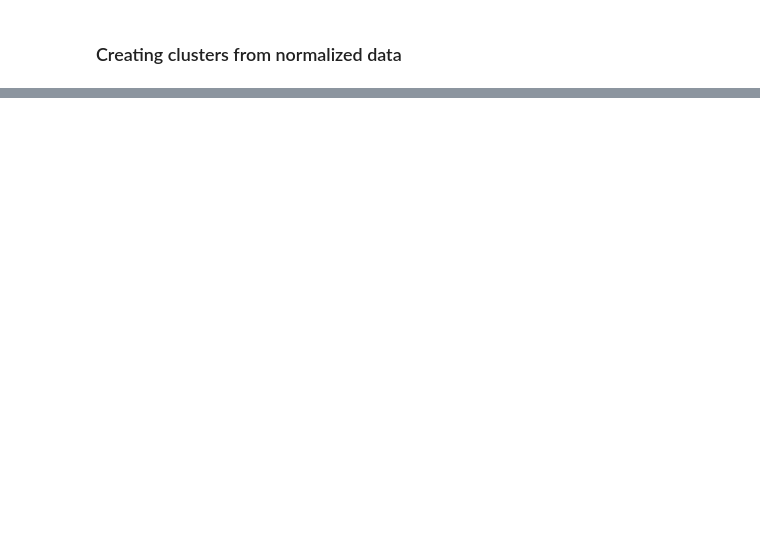
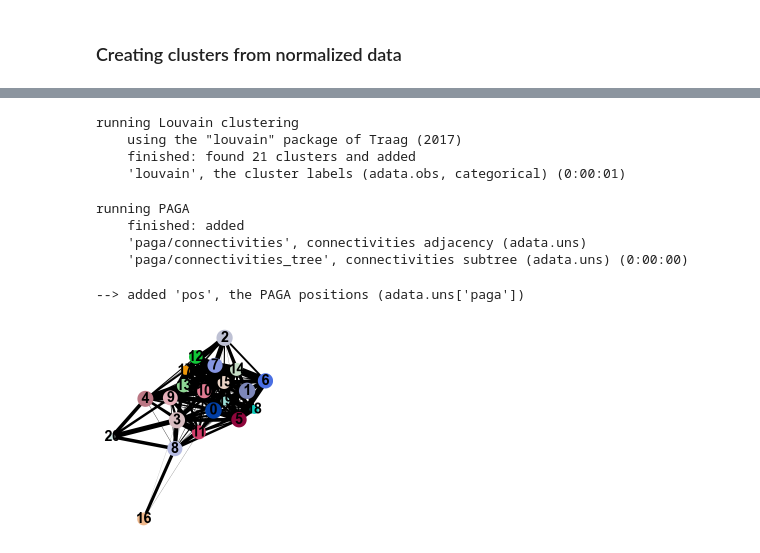
Before and after one commit to SBurwash/CRCHUM, a Jupyter notebook: Moein_project/main.ipynb, the cells around one changed output, grey strips where cells are left out. Cells and saved outputs as stored; diff of their text form; code cells hidden in the pictures; blank space fills up the shorter version.

```diff
--- a/Moein_project/main.ipynb
+++ b/Moein_project/main.ipynb
@@ -274,0 +359,19 @@ sc.pl.draw_graph(adata, color='seurat_clusters', legend_loc='on data')
+# %%
+sc.tl.louvain(adata, resolution=1.0)
+# %% [output]
+running Louvain clustering
+    using the "louvain" package of Traag (2017)
+    finished: found 21 clusters and added
+    'louvain', the cluster labels (adata.obs, categorical) (0:00:01)
+# %%
+sc.tl.paga(adata, groups='louvain')
+# %% [output]
+running PAGA
+    finished: added
+    'paga/connectivities', connectivities adjacency (adata.uns)
+    'paga/connectivities_tree', connectivities subtree (adata.uns) (0:00:00)
+# %%
+sc.pl.paga(adata, color=['louvain'])
+# %% [output]
+--> added 'pos', the PAGA positions (adata.uns['paga'])
+[figure, added]
```
Also changed, not shown: parts of 23 cells of this notebook.
